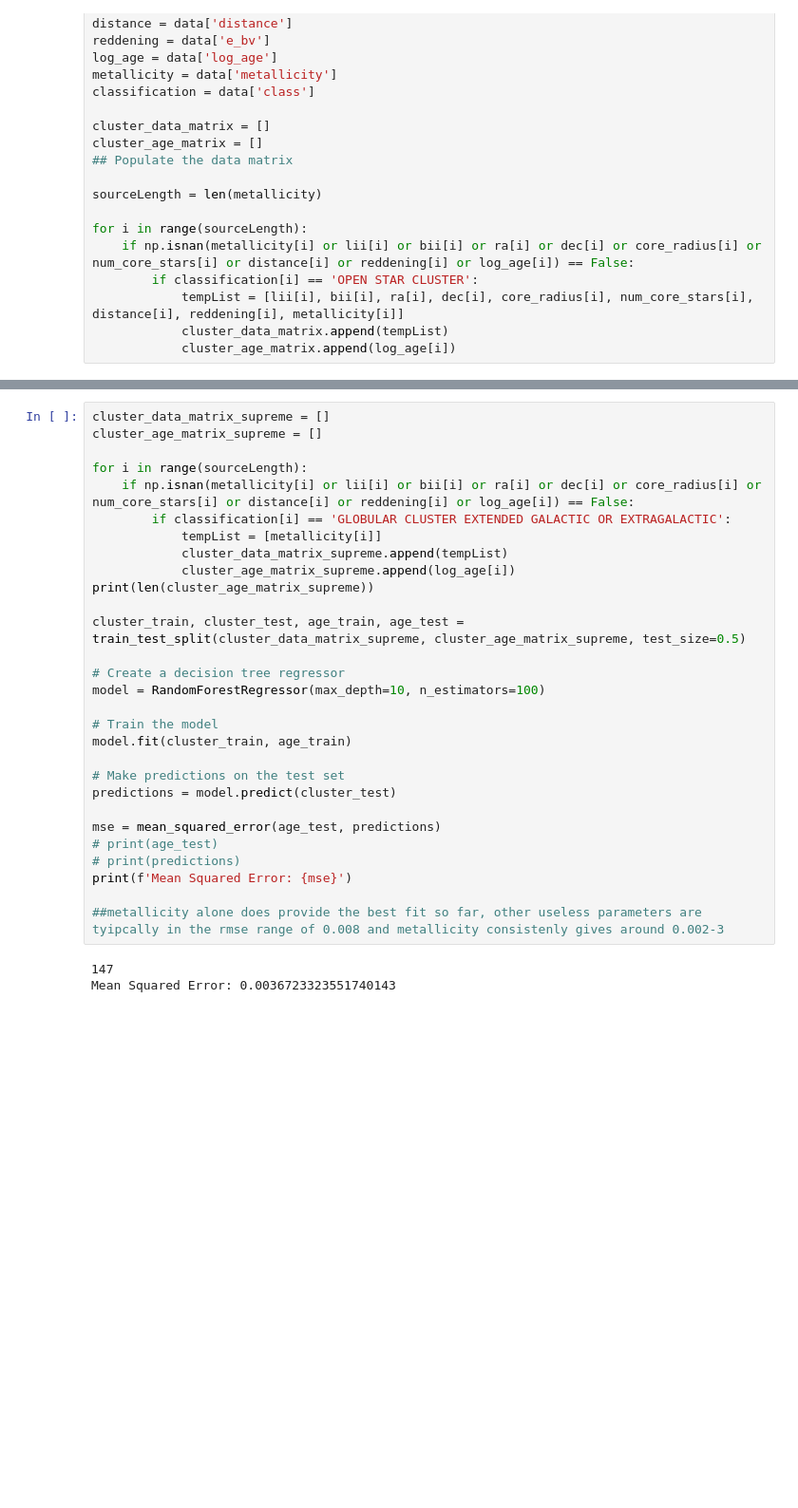
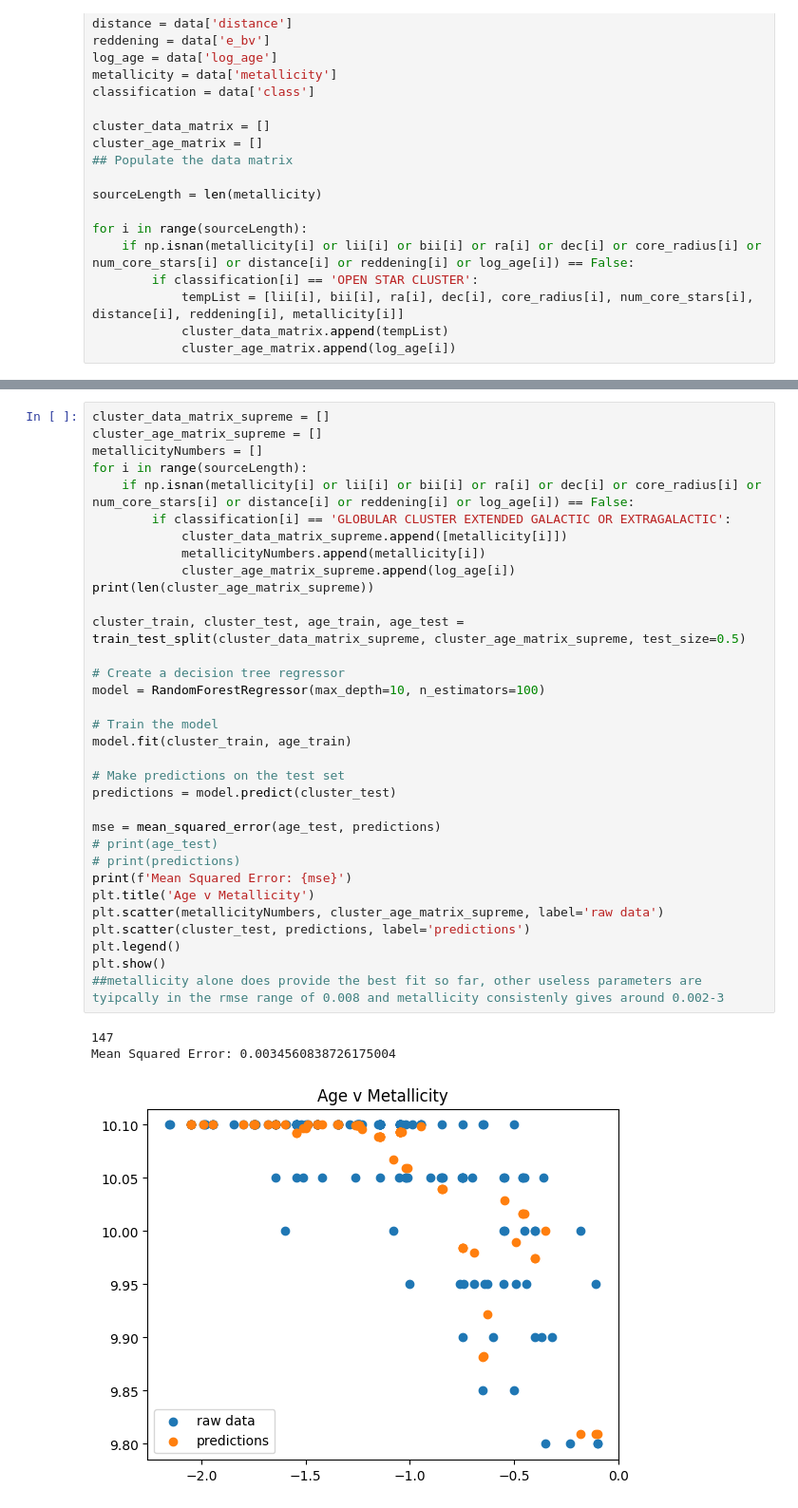
Before and after one commit to dschlekat/ml-clusters, a Jupyter notebook: ASTR519Project/TurboProject.ipynb, the cells around one changed output, grey strips where cells are left out. Shown at 95% size. Saved outputs shown, nothing was run; the diff lists cells and outputs as text; blank space fills up the shorter version.

```diff
--- a/ASTR519Project/TurboProject.ipynb
+++ b/ASTR519Project/TurboProject.ipynb
@@ -387,32 +389,37 @@ Mean Squared Error: 0.0016258986486485216
 # %%
 cluster_data_matrix_supreme = []
 cluster_age_matrix_supreme = []
-
+metallicityNumbers = []
 for i in range(sourceLength):
     if np.isnan(metallicity[i] or lii[i] or bii[i] or ra[i] or dec[i] or core_radius[i] or num_core_stars[i] or distance[i] or reddening[i] or log_age[i]) == False:
         if classification[i] == 'GLOBULAR CLUSTER EXTENDED GALACTIC OR EXTRAGALACTIC':
-            tempList = [metallicity[i]]
-            cluster_data_matrix_supreme.append(tempList)
+            cluster_data_matrix_supreme.append([metallicity[i]])
+            metallicityNumbers.append(metallicity[i])
             cluster_age_matrix_supreme.append(log_age[i])
 print(len(cluster_age_matrix_supreme))
 
 cluster_train, cluster_test, age_train, age_test = train_test_split(cluster_data_matrix_supreme, cluster_age_matrix_supreme, test_size=0.5)
 
 # Create a decision tree regressor
 model = RandomForestRegressor(max_depth=10, n_estimators=100)
 
 # Train the model
 model.fit(cluster_train, age_train)
 
 # Make predictions on the test set
 predictions = model.predict(cluster_test)
 
 mse = mean_squared_error(age_test, predictions)
 # print(age_test)
 # print(predictions)
 print(f'Mean Squared Error: {mse}')
-
+plt.title('Age v Metallicity')
+plt.scatter(metallicityNumbers, cluster_age_matrix_supreme, label='raw data')
+plt.scatter(cluster_test, predictions, label='predictions')
+plt.legend()
+plt.show()
 ##metallicity alone does provide the best fit so far, other useless parameters are tyipcally in the rmse range of 0.008 and metallicity consistenly gives around 0.002-3
 # %% [output]
 147
-Mean Squared Error: 0.0036723323551740143
+Mean Squared Error: 0.0034560838726175004
+[figure, added]
```
Also changed, not shown: parts of 13 cells of this notebook.
